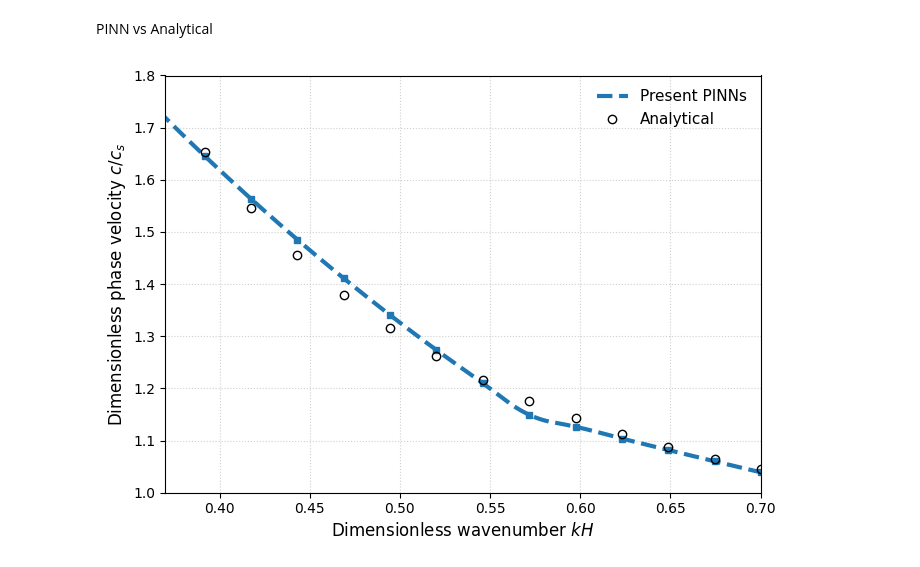
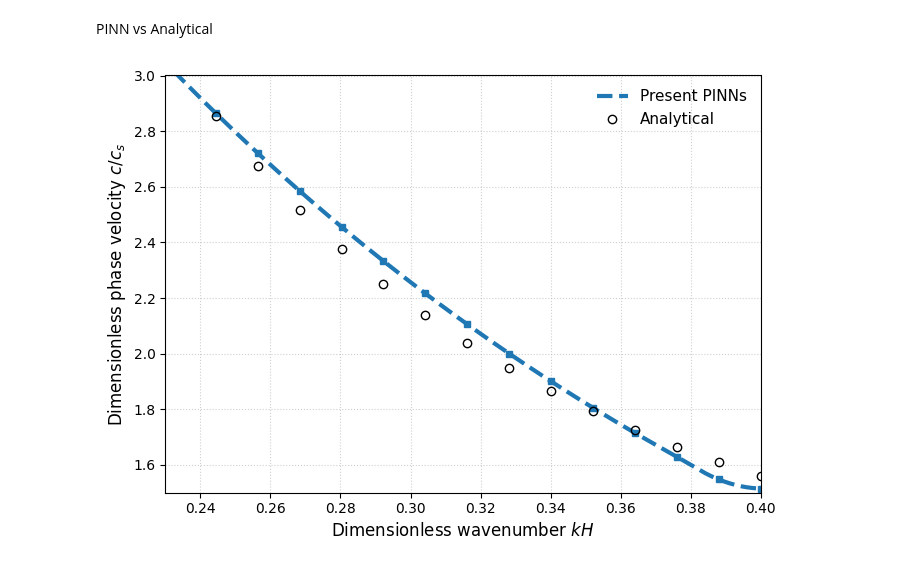
Before and after one commit to mayankjha-my/PINN, a Jupyter notebook: experiments/PINN_three_layer_system.ipynb, the cells around one changed output. Drawn from its saved outputs; the diff is of its cells as text; code cells hidden in the pictures.

```diff
--- a/experiments/PINN_three_layer_system.ipynb
+++ b/experiments/PINN_three_layer_system.ipynb
@@ -529,8 +523,8 @@ mueH02 = 0.3 * mu44l
 P1 = 1e9
 P2 = 1e8
 g = 9.81
-beta1 = 5.0
-beta2 = 10.0
+beta1 = 4.0
+beta2 = 9.5
 G = 1.0
 
 c_ref = np.sqrt(mu44l / rho1)
@@ -592,33 +586,33 @@ kH_sorted = kH[idx]
 c_pinn_sorted = c_pinn[idx]
 
 kH_smooth = np.linspace(kH_sorted.min(), kH_sorted.max(), 300)
 spline = make_interp_spline(kH_sorted, c_pinn_sorted, k=2)
 c_pinn_smooth = spline(kH_smooth)
 
 
 # ==============================
 # Plot (EXACTLY like FEM style)
 # ==============================
 plt.figure(figsize=(7, 5))
 
 # PINN
 plt.plot(kH_smooth, c_pinn_smooth, '--',
          color='tab:blue', linewidth=3, label='Present PINNs')
 plt.plot(kH, c_pinn, 's', color='tab:blue', markersize=5)
 
 # Analytical
 plt.plot(kH, c_ana, 'o',
          color='black', markerfacecolor='none',
          markersize=6, label='Analytical')
 
 plt.xlabel(r'Dimensionless wavenumber $kH$', fontsize=12)
 plt.ylabel(r'Dimensionless phase velocity $c/c_s$', fontsize=12)
 plt.grid(True, linestyle=':', alpha=0.6)
 plt.legend(fontsize=11, frameon=False)
 
-plt.xlim([0.37, 0.7])
-plt.ylim([1.0, 1.8])
+plt.xlim([0.23, 0.4])
+plt.ylim([1.5, 3])
 plt.tight_layout()
 plt.show()
 # %% [output]
-[figure, old version]
+[figure, new version]
```
Also changed, not shown: parts of 32 cells of this notebook, 10 other files.
